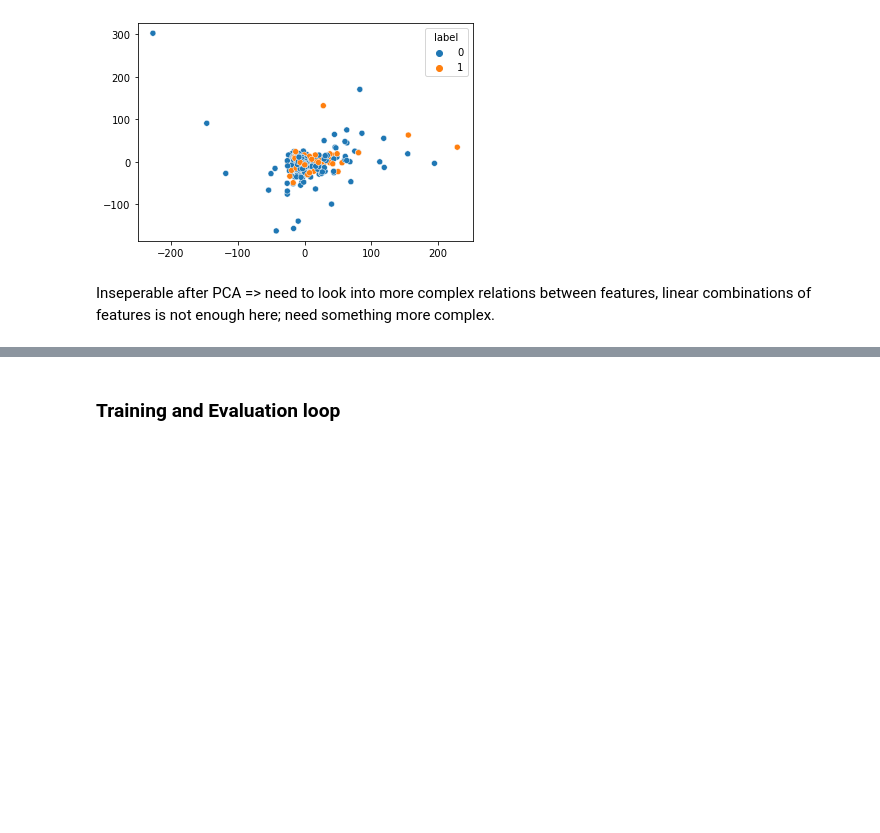
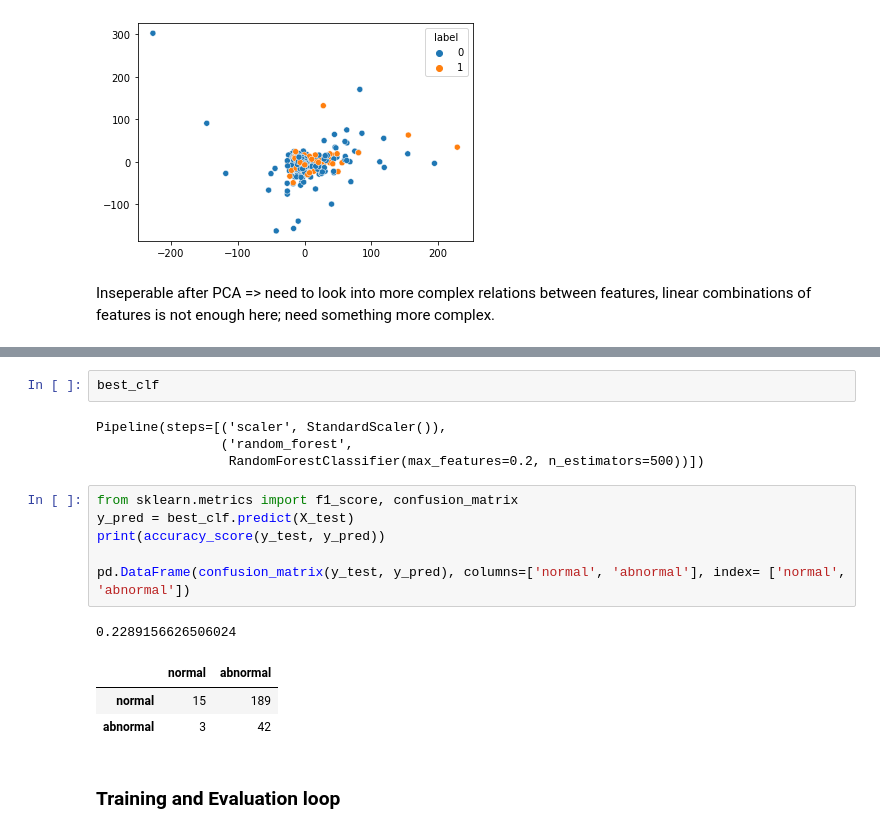
Before and after one commit to pienvangastel/tm10007_ml_group3, a Jupyter notebook: assignment_ecg.ipynb, the cells around one changed output, grey strips where cells are left out. Drawn from its saved outputs; the diff is of its cells as text; blank space fills up the shorter version.

```diff
--- a/assignment_ecg.ipynb
+++ b/assignment_ecg.ipynb
@@ -65,3 +153,20 @@ Inseperable after PCA => need to look into more complex relations between featur
+# %%
+best_clf
+# %% [output]
+Pipeline(steps=[('scaler', StandardScaler()),
+                ('random_forest',
+                 RandomForestClassifier(max_features=0.2, n_estimators=500))])
+# %%
+from sklearn.metrics import f1_score, confusion_matrix
+y_pred = best_clf.predict(X_test)
+print(accuracy_score(y_test, y_pred))
+
+pd.DataFrame(confusion_matrix(y_test, y_pred), columns=['normal', 'abnormal'], index= ['normal', 'abnormal'])
+# %% [output]
+0.2289156626506024
+|  | normal | abnormal |
+| normal | 15 | 189 |
+| abnormal | 3 | 42 |
 # %% [markdown]
 ### Training and Evaluation loop
 # %%
```
Also changed, not shown: parts of 11 cells of this notebook.
